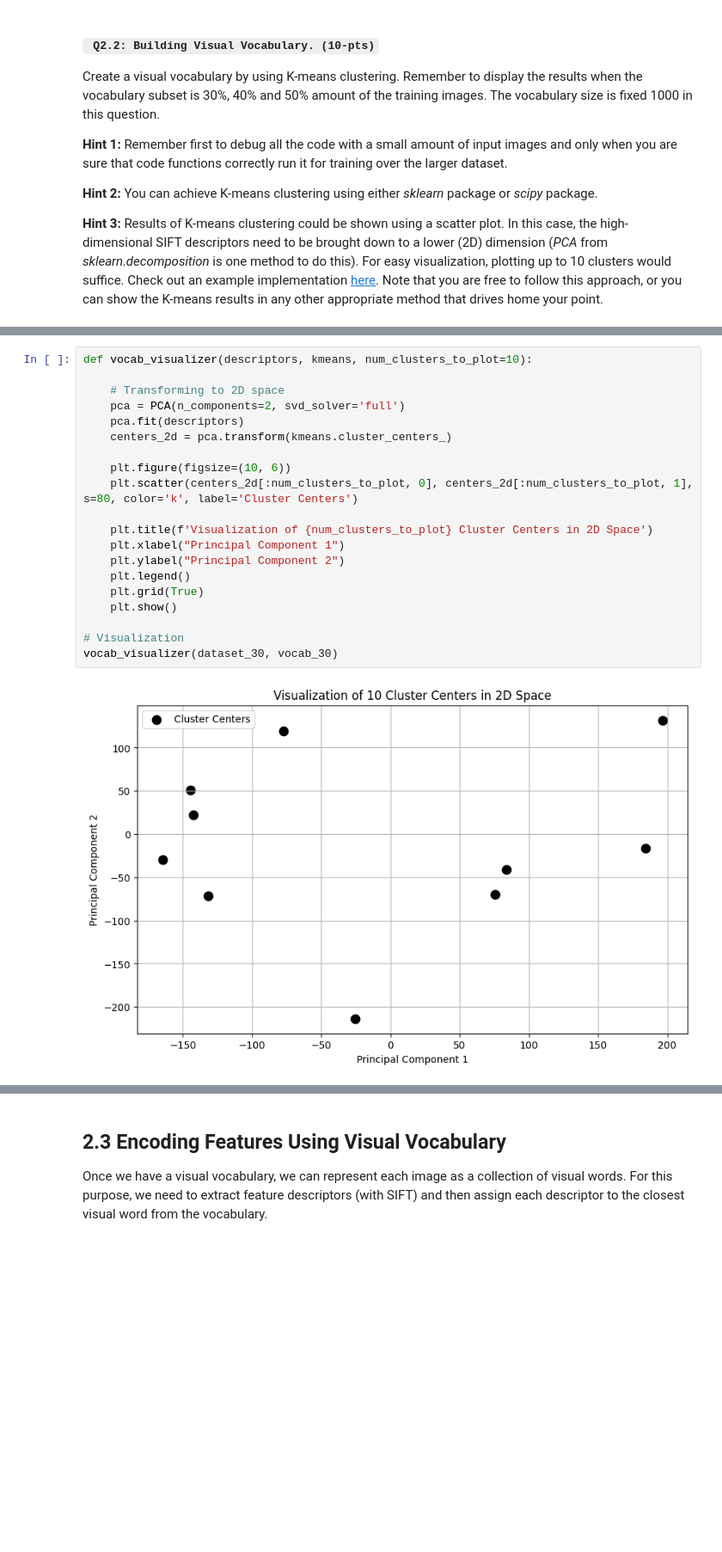
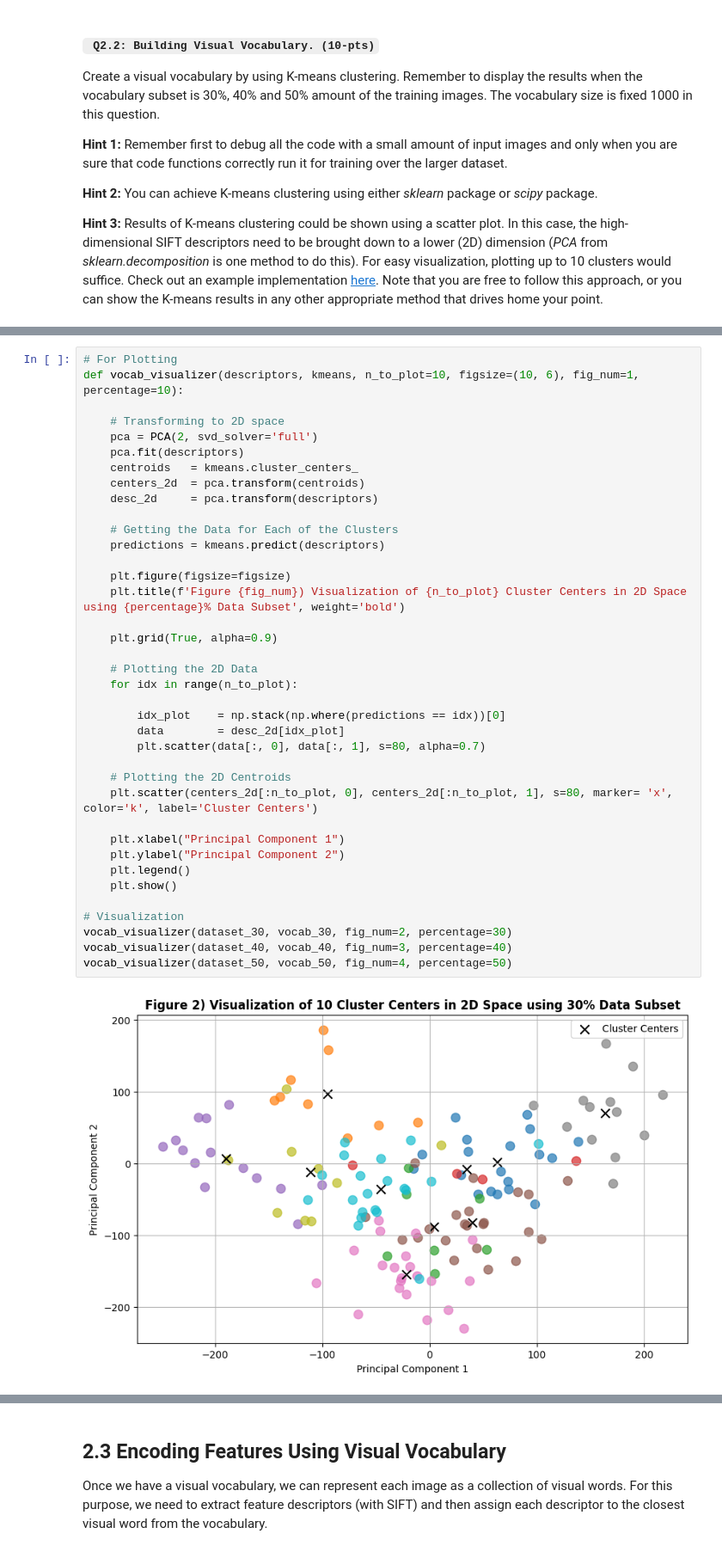
Before and after one commit to ekinfergan/ComputerVision1-UvA, a Jupyter notebook: Lab5/CV1 Final Lab 1.ipynb, the cells around one changed output, grey strips where cells are left out. Shown: that part at 86% size. Drawn from its saved outputs; the diff is of its cells as text; blank space fills up the shorter version.

```diff
--- a/Lab5/CV1 Final Lab 1.ipynb
+++ b/Lab5/CV1 Final Lab 1.ipynb
@@ -259,24 +261,42 @@ vocab_30   = vocab_maker(dataset_30)
 
 ######################
-# %%
-def vocab_visualizer(descriptors, kmeans, num_clusters_to_plot=10):
-
-    # Transforming to 2D space
-    pca = PCA(n_components=2, svd_solver='full')
-    pca.fit(descriptors)
-    centers_2d = pca.transform(kmeans.cluster_centers_)
-
-    plt.figure(figsize=(10, 6))
-    plt.scatter(centers_2d[:num_clusters_to_plot, 0], centers_2d[:num_clusters_to_plot, 1], s=80, color='k', label='Cluster Centers')
-
-    plt.title(f'Visualization of {num_clusters_to_plot} Cluster Centers in 2D Space')
-    plt.xlabel("Principal Component 1")
-    plt.ylabel("Principal Component 2")
-    plt.legend()
-    plt.grid(True)
-    plt.show()
-
-# Visualization
-vocab_visualizer(dataset_30, vocab_30)
-# %% [output]
-[figure, removed]
+# %%
+# For Plotting
+def vocab_visualizer(descriptors, kmeans, n_to_plot=10, figsize=(10, 6), fig_num=1, percentage=10):
+
+    # Transforming to 2D space
+    pca = PCA(2, svd_solver='full')
+    pca.fit(descriptors)
+    centroids   = kmeans.cluster_centers_
+    centers_2d  = pca.transform(centroids)
+    desc_2d     = pca.transform(descriptors)
+
+    # Getting the Data for Each of the Clusters
+    predictions = kmeans.predict(descriptors)
+
+    plt.figure(figsize=figsize)
+    plt.title(f'Figure {fig_num}) Visualization of {n_to_plot} Cluster Centers in 2D Space using {percentage}% Data Subset', weight='bold')
+
+    plt.grid(True, alpha=0.9)
+
+    # Plotting the 2D Data
+    for idx in range(n_to_plot):
+
+        idx_plot    = np.stack(np.where(predictions == idx))[0]
+        data        = desc_2d[idx_plot]
+        plt.scatter(data[:, 0], data[:, 1], s=80, alpha=0.7)
+
+    # Plotting the 2D Centroids
+    plt.scatter(centers_2d[:n_to_plot, 0], centers_2d[:n_to_plot, 1], s=80, marker= 'x', color='k', label='Cluster Centers')
+
+    plt.xlabel("Principal Component 1")
+    plt.ylabel("Principal Component 2")
+    plt.legend()
+    plt.show()
+
+# Visualization
+vocab_visualizer(dataset_30, vocab_30, fig_num=2, percentage=30)
+vocab_visualizer(dataset_40, vocab_40, fig_num=3, percentage=40)
+vocab_visualizer(dataset_50, vocab_50, fig_num=4, percentage=50)
+# %% [output]
+[figure, added]
```
Also changed, not shown: parts of 4 cells of this notebook, 1 other file.
